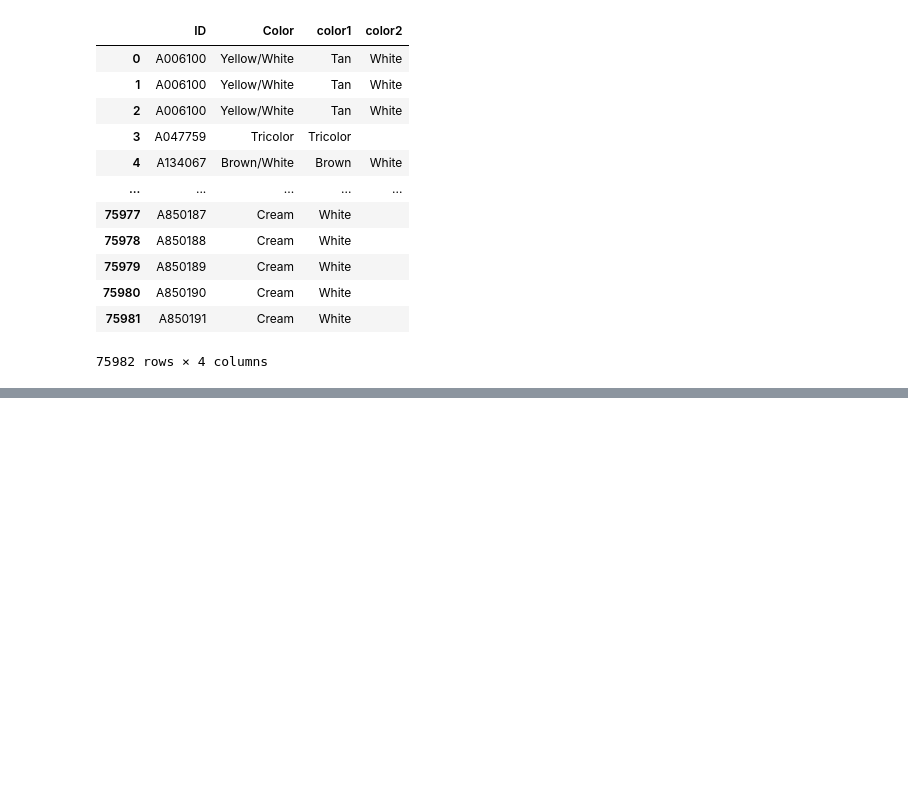
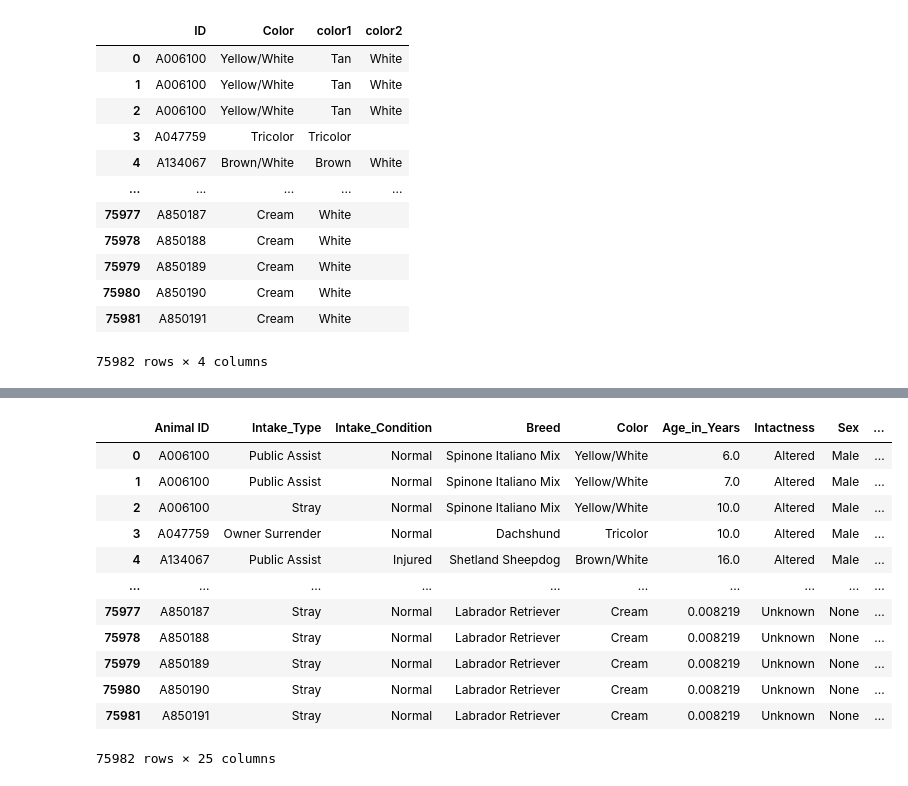
Before and after one commit to M-Outlaw/BootCamp-Mod-20-Animal_Shelter_Analysis, a Jupyter notebook: Final_Project_v5.ipynb, the cells around one changed output, grey strips where cells are left out. Drawn from its saved outputs; the diff is of its cells as text; code cells hidden in the pictures; blank space fills up the shorter version.

```diff
--- a/Final_Project_v5.ipynb
+++ b/Final_Project_v5.ipynb
@@ -1161,0 +1229,18 @@ merged_df.head()
+# %%
+# Replace all 1's with 0
+df['Multiple_Intakes'] = df['Multiple_Intakes'].replace([1],0)
+df
+# %% [output]
+|  | Animal ID | Intake_Type | Intake_Condition | Breed | Color | Age_in_Years | Intactness | Sex | ... |
+| 0 | A006100 | Public Assist | Normal | Spinone Italiano Mix | Yellow/White | 6.0 | Altered | Male | ... |
+| 1 | A006100 | Public Assist | Normal | Spinone Italiano Mix | Yellow/White | 7.0 | Altered | Male | ... |
+| 2 | A006100 | Stray | Normal | Spinone Italiano Mix | Yellow/White | 10.0 | Altered | Male | ... |
+| 3 | A047759 | Owner Surrender | Normal | Dachshund | Tricolor | 10.0 | Altered | Male | ... |
+| 4 | A134067 | Public Assist | Injured | Shetland Sheepdog | Brown/White | 16.0 | Altered | Male | ... |
+| ... | ... | ... | ... | ... | ... | ... | ... | ... | ... |
+| 75977 | A850187 | Stray | Normal | Labrador Retriever | Cream | 0.008219 | Unknown | None | ... |
+| 75978 | A850188 | Stray | Normal | Labrador Retriever | Cream | 0.008219 | Unknown | None | ... |
+| 75979 | A850189 | Stray | Normal | Labrador Retriever | Cream | 0.008219 | Unknown | None | ... |
+| 75980 | A850190 | Stray | Normal | Labrador Retriever | Cream | 0.008219 | Unknown | None | ... |
+| 75981 | A850191 | Stray | Normal | Labrador Retriever | Cream | 0.008219 | Unknown | None | ... |
+75982 rows × 25 columns
```
Also changed, not shown: parts of 53 cells of this notebook.
